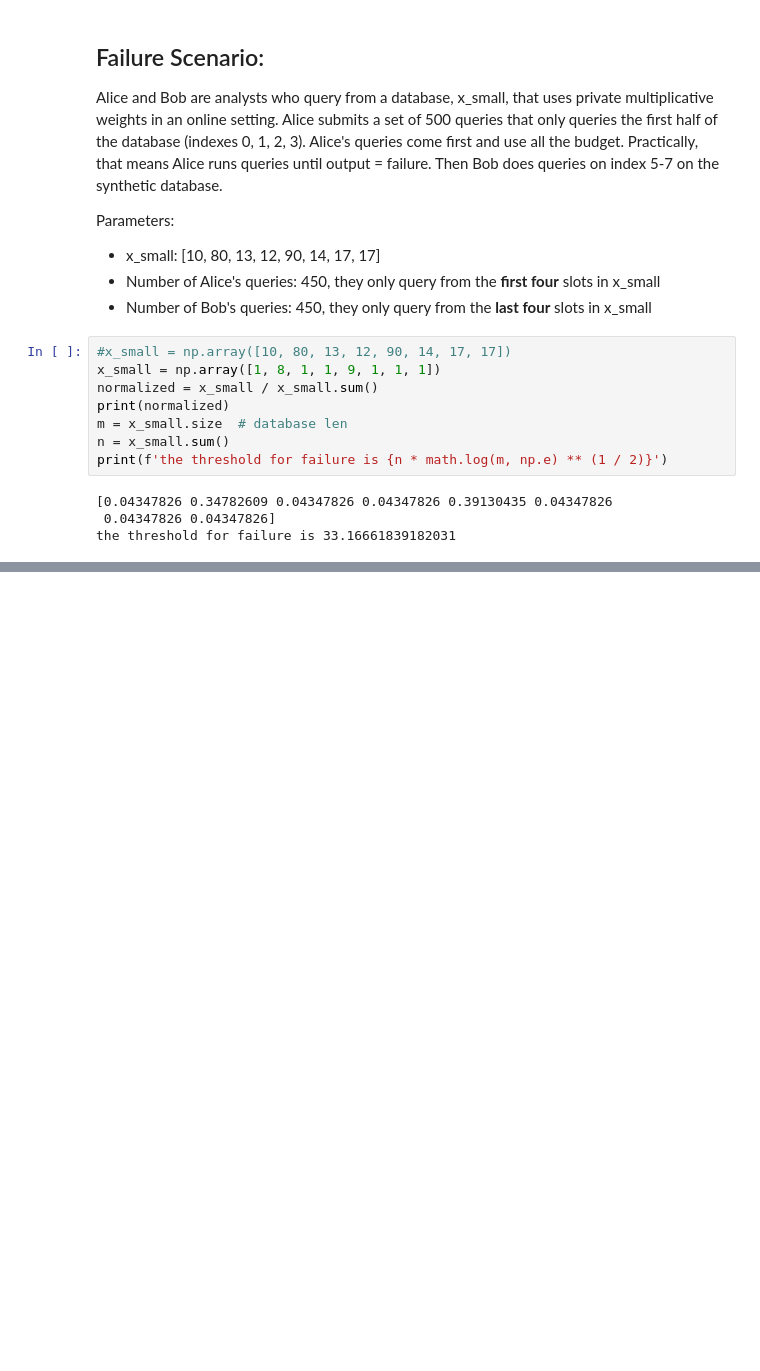
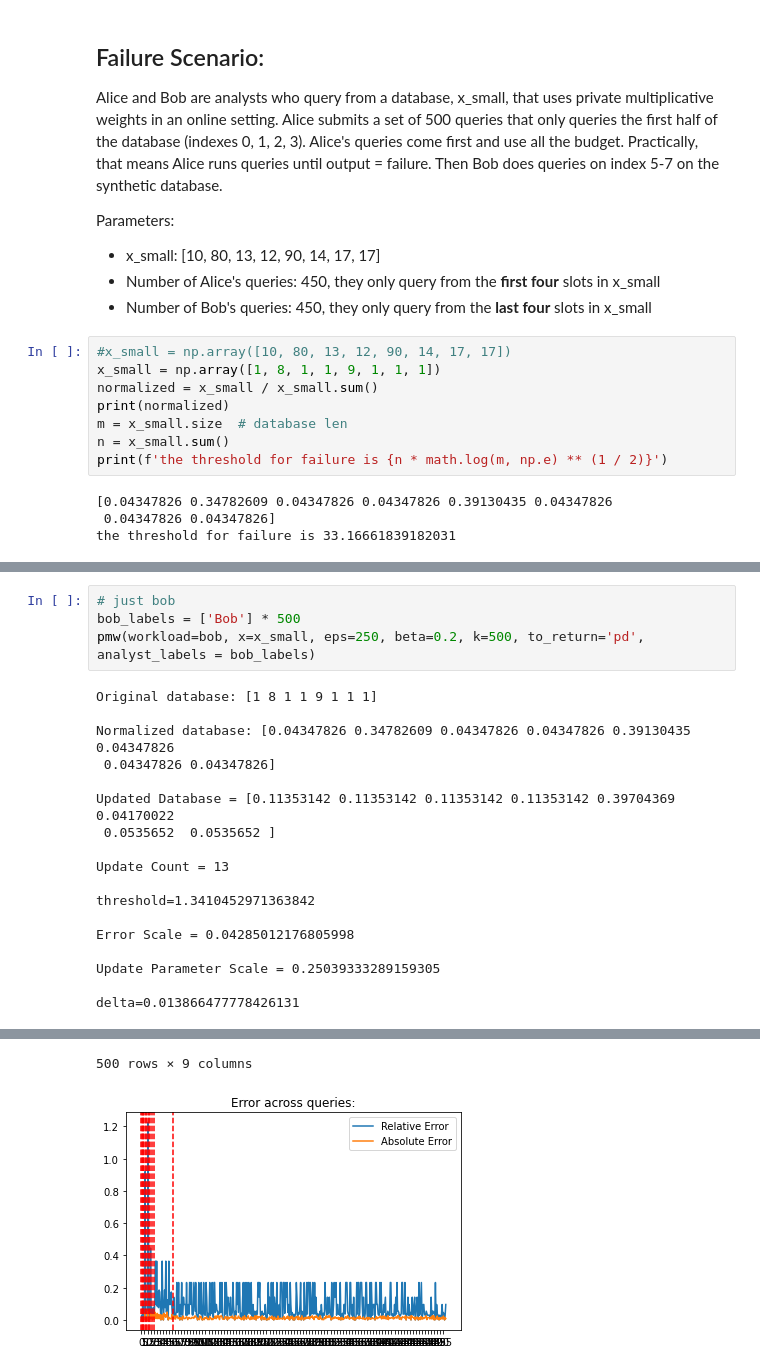
Before and after one commit to yikai-wu/Multi-Analyst-DP, a Jupyter notebook: src/pmw/run_until_failure.ipynb, the cells around one changed output, grey strips where cells are left out. Drawn from its saved outputs; the diff is of its cells as text; blank space fills up the shorter version.

```diff
--- a/src/pmw/run_until_failure.ipynb
+++ b/src/pmw/run_until_failure.ipynb
@@ -201,0 +216,22 @@ threshold=36.49627653742771
+# %%
+# just bob
+bob_labels = ['Bob'] * 500
+pmw(workload=bob, x=x_small, eps=250, beta=0.2, k=500, to_return='pd', analyst_labels = bob_labels)
+# %% [output]
+Original database: [1 8 1 1 9 1 1 1]
+
+Normalized database: [0.04347826 0.34782609 0.04347826 0.04347826 0.39130435 0.04347826
+ 0.04347826 0.04347826]
+
+Updated Database = [0.11353142 0.11353142 0.11353142 0.11353142 0.39704369 0.04170022
+ 0.0535652  0.0535652 ]
+
+Update Count = 13
+
+threshold=1.3410452971363842
+
+Error Scale = 0.04285012176805998
+
+Update Parameter Scale = 0.25039333289159305
+
+delta=0.013866477778426131
@@ -201,0 +250,2 @@ threshold=36.49627653742771
+500 rows × 9 columns
+[figure, added]
```
Also changed, not shown: parts of 8 cells of this notebook.
